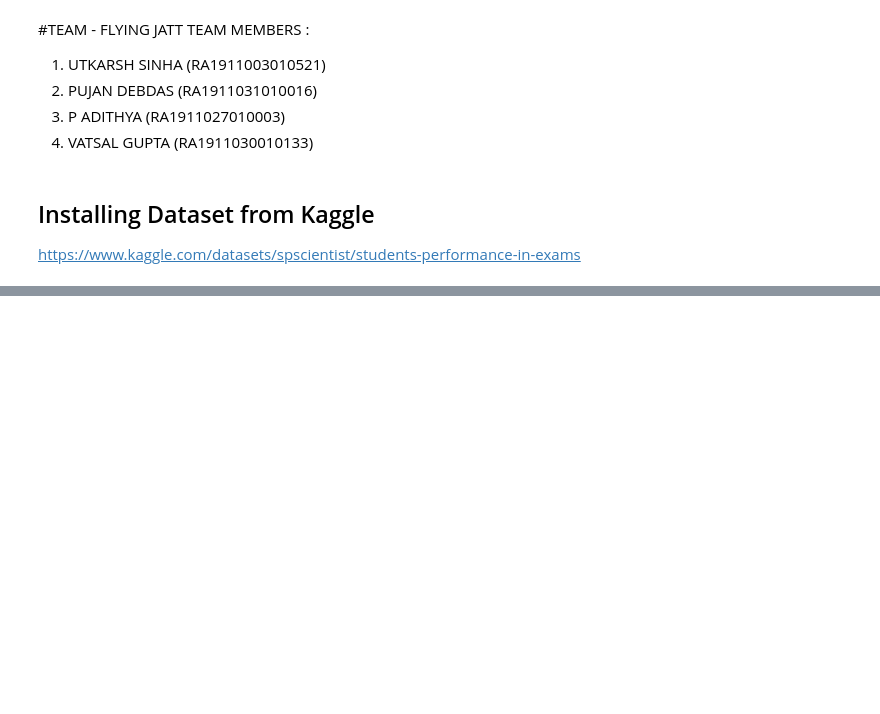
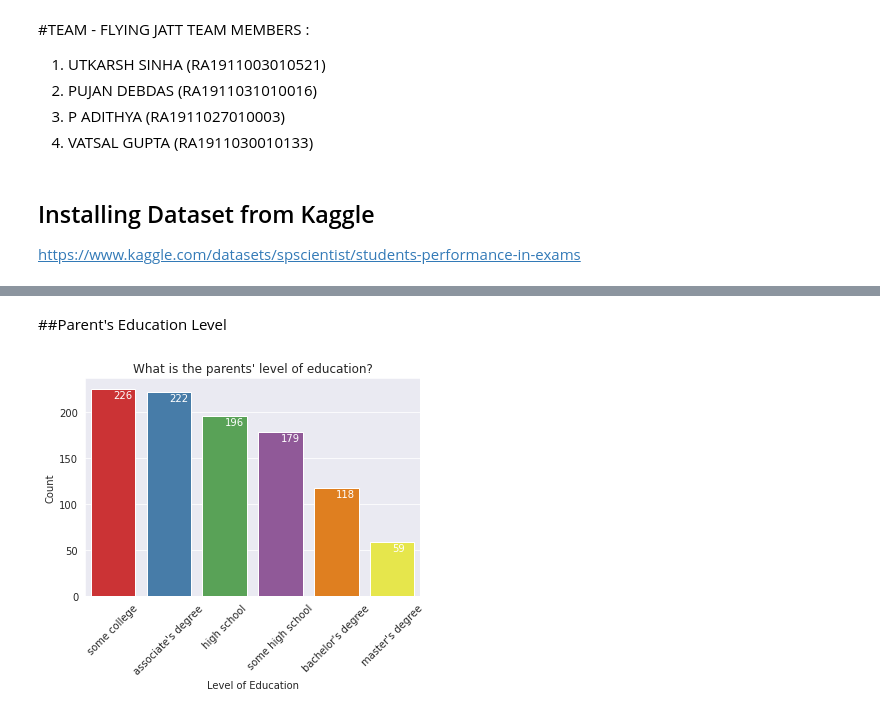
Before and after one commit to us8329/InfoViz_Project, a Jupyter notebook: InfoVIz_Project.ipynb, the cells around one changed output, grey strips where cells are left out. Cells and saved outputs as stored; diff of their text form; code cells hidden in the pictures; blank space fills up the shorter version.

```diff
--- a/InfoVIz_Project.ipynb
+++ b/InfoVIz_Project.ipynb
@@ -260,0 +162,14 @@ Form the above we can clearly see that the students who have completed their tes
+# %% [markdown]
+##Parent's Education Level
+# %%
+level_education_value_counts = data['parental level of education'].value_counts()
+ax = sns.barplot(x=level_education_value_counts.index, y=level_education_value_counts.values,palette = "Set1")
+ax.set_title("What is the parents' level of education?")
+ax.set_xlabel(xlabel="Level of Education")
+ax.set_ylabel(ylabel="Count")
+plt.xticks(rotation = 45)
+
+for index, value in enumerate(level_education_value_counts):
+    plt.annotate(value, xy=(index, value-10), color='white')
+# %% [output]
+[figure, added]
```
Also changed, not shown: parts of 100 cells of this notebook, 1 other file.
